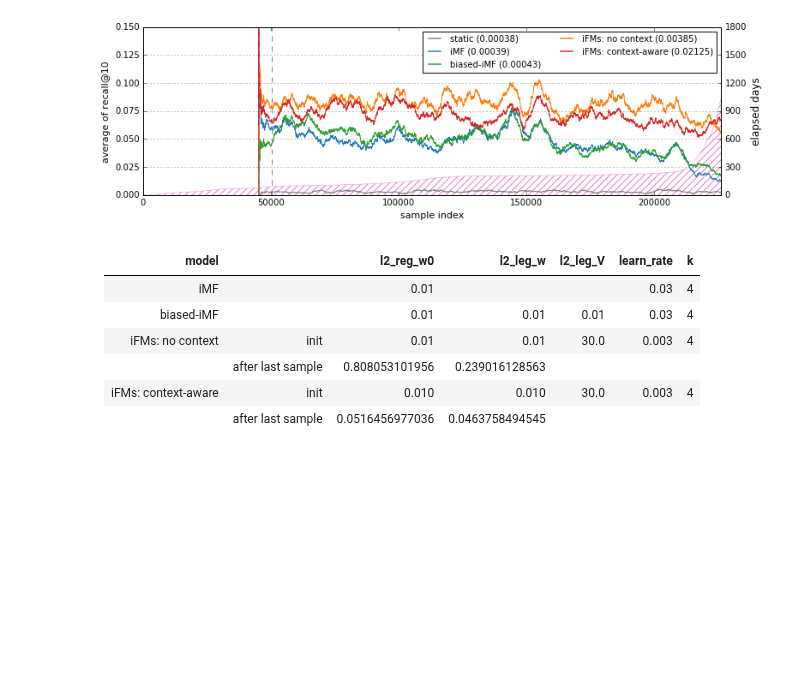
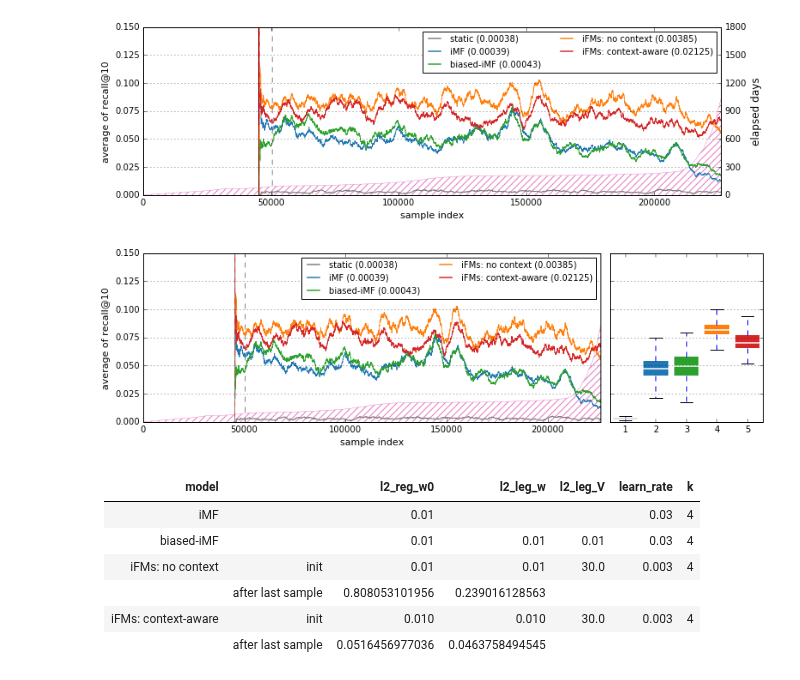
Before and after one commit to takuti/stream-recommender, a Jupyter notebook: stream-recommender.ipynb, the cells around one changed output. Drawn from its saved outputs; the diff is of its cells as text; code cells hidden in the pictures; blank space fills up the shorter version.

Commit message:
create box-plot in order to compare different streaming models

```diff
--- a/stream-recommender.ipynb
+++ b/stream-recommender.ipynb
@@ -95,7 +96,7 @@ base_time
 - Run a test-then-learn procedure
 - Simple Moving Average (SMA) with window size $n=5000$
 # %%
-iMF_avgs, iMF_time = show_result('results/iMF.txt')
+iMF_avgs, iMF_time = show_result('results/jsai-2016/iMF.txt')
 iMF_time
 # %% [output]
 0.000390318810481
@@ -107,7 +108,7 @@ As one specific case of Factorization Machines.
 
 Regularization parameters for the bias terms are updated adaptively.
 # %%
-biased_iMF_avgs, biased_iMF_time = show_result('results/biased-iMF.txt')
+biased_iMF_avgs, biased_iMF_time = show_result('results/jsai-2016/biased-iMF.txt')
 biased_iMF_time
 # %% [output]
 0.000434940965932
@@ -117,7 +118,6 @@ biased_iMF_time
 
 Naive implementation of FMs in incremental fashion with mimicking Biased-iMF
 # %%
-%%time
-iFMs_avgs, iFMs_time = show_result('results/iFMs_no_context_tmp.txt')
+iFMs_avgs, iFMs_time = show_result('results/jsai-2016/iFMs_no_context.txt')
 iFMs_time
 # %% [output]
@@ -127,7 +126,7 @@ Wall time: 240 ms
 # %% [markdown]
 ### Incremental Factorization Machines (with context; time-awared)
 # %%
-iFMs_ctx_avgs, iFMs_ctx_time = show_result('results/iFMs_contexts_tmp.txt')
+iFMs_ctx_avgs, iFMs_ctx_time = show_result('results/jsai-2016/iFMs_contexts.txt')
 iFMs_ctx_time
 # %% [output]
 0.0212491115119
@@ -169,5 +168,62 @@ fig.savefig('../../paper/images/jsai-2016/jsai-2016-ml-1m-recall.eps')
 # %% [output]
 [figure]
+# %%
+fig = plt.figure()
+gs = gridspec.GridSpec(1, 2, width_ratios=[3, 1])
+
+ax = plt.subplot(gs[0])
+
+model_colors = [colors[14], colors[0], colors[4], colors[2], colors[6]]
+
+# axis #2: the distribution of a 'time' feature
+ax2 = ax.twinx()
+ax2.plot(exp.dts, c=colors[12], lw=.4)
+ax2.set_xlim((0, exp.n_sample-1))
+ax2.set_yticks([0, 300, 600, 900, 1200, 1500, 1800])
+ax2.set_ylim([0, 1800])
+ax2.fill_between(np.arange(exp.n_sample), np.array(exp.dts), facecolor='none', edgecolor=colors[12], lw=0, hatch='///')
+# ax2.set_ylabel('elapsed days')
+ax2.get_yaxis().set_visible(False)
+
+# axis #1: simple moving average of recall
+x = np.arange(len(base_avgs))+exp.n_train
+ax.plot(x, base_avgs, c=model_colors[0], label='static (%.5f)' % base_time)
+ax.plot(x, iMF_avgs, c=model_colors[1], lw=.8, label='iMF (%.5f)' % iMF_time)
+ax.plot(x, biased_iMF_avgs, c=model_colors[2], lw=.8, label='biased-iMF (%.5f)' % biased_iMF_time)
+ax.plot(x, iFMs_avgs, c=model_colors[3], lw=.8, label='iFMs: no context (%.5f)' % iFMs_time)
+ax.plot(x, iFMs_ctx_avgs, c=model_colors[4], lw=.8, label='iFMs: context-aware (%.5f)' % iFMs_ctx_time)
+ax.set_xlim((0, exp.n_sample-1))
+ax.set_zorder(ax2.get_zorder()+1)
+ax.patch.set_visible(False)
+
+plot_setting(fig, ax, exp.n_train-1)
+fig.set_size_inches((11,3.5))
+
+leg = ax.legend(fontsize=10, loc='upper right', ncol=2)
+for legobj in leg.legendHandles:
+    legobj.set_linewidth(1.5)
+
+ax_box = plt.subplot(gs[1])
+ax_box.yaxis.grid(True)
+
+bp = ax_box.boxplot([base_avgs, iMF_avgs, biased_iMF_avgs, iFMs_avgs, iFMs_ctx_avgs], 0, '', widths=0.8, patch_artist=True)
+
+# facecolor
+for box, color in zip(bp['boxes'], model_colors):
+    box.set(color=color, linewidth=0.)
+
+for median in bp['medians']:
+    median.set(color='white', linewidth=1.5)
+
+ax_box.set_xticklabels(['1', '2', '3', '4', '5'])
+ax_box.set_yticks([0.00, 0.025, 0.05, 0.075, 0.10, 0.125, 0.15])
+ax_box.set_yticklabels(['', '', '', '', '', '', ''])
+ax_box.set_ylim([0.0, 0.15])
+
+plt.tight_layout()
+fig.savefig('../../paper/images/recsys-2016/ml-1m-recall-box.eps')
+# %% [output]
+[figure, added]
 # %% [markdown]
 |model||l2_reg_w0|l2_leg_w|l2_leg_V|learn_rate|k|
 |:---:|:---:|---:|---:|---:|---:|---:|
```
Also changed, not shown: parts of 4 cells of this notebook.
